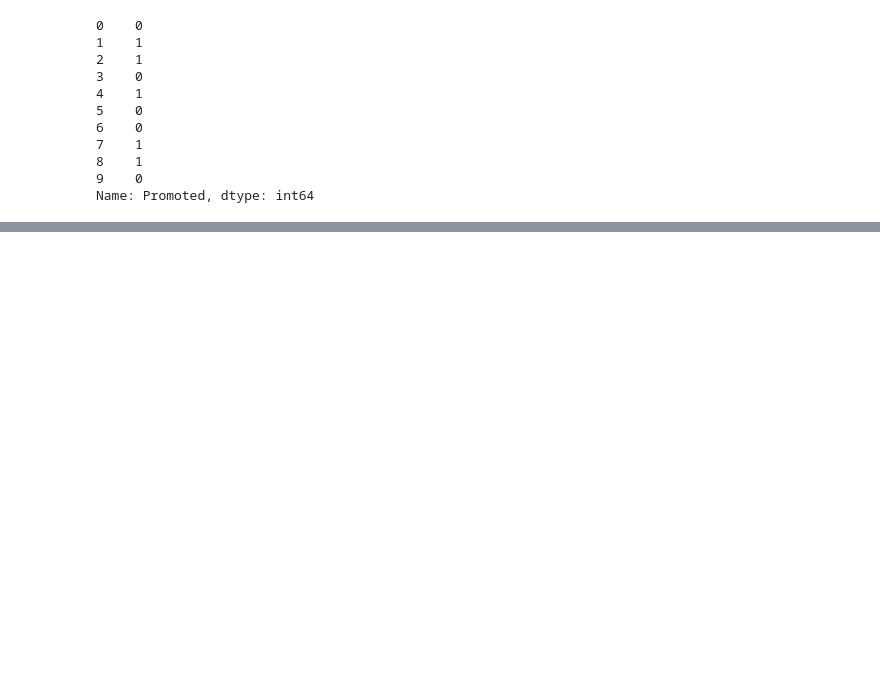
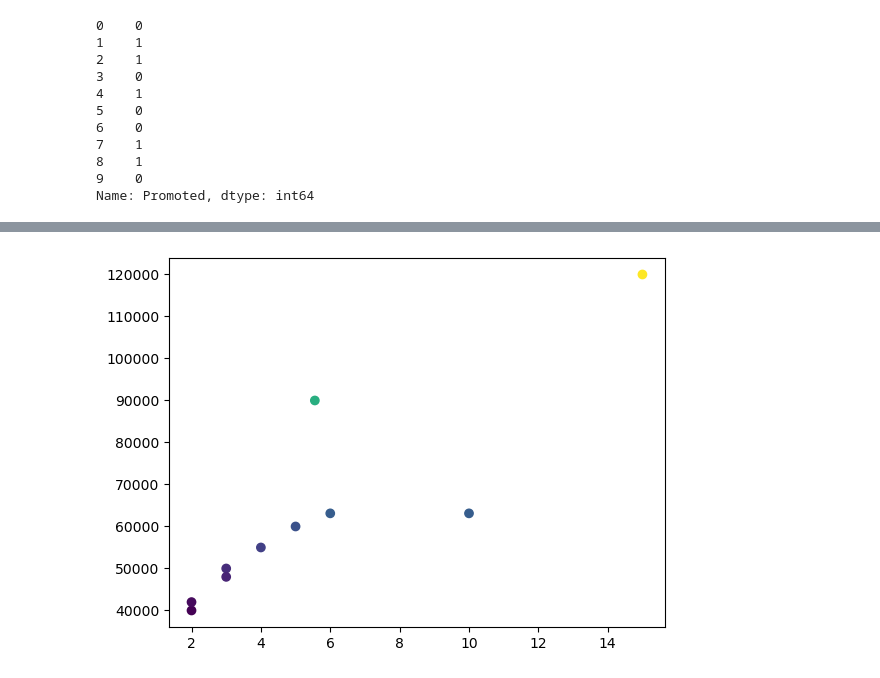
Before and after one commit to bharath-akurathi/machine_learning, a Jupyter notebook: real_world/dtclassifier.ipynb, the cells around one changed output, grey strips where cells are left out. Saved outputs shown, nothing was run; the diff lists cells and outputs as text; code cells hidden in the pictures; blank space fills up the shorter version.

```diff
--- a/real_world/dtclassifier.ipynb
+++ b/real_world/dtclassifier.ipynb
@@ -132,0 +193,5 @@ plt.show()
+# %%
+plt.scatter(X.iloc[:,3], X.iloc[:,1], c=y)
+plt.show()
+# %% [output]
+[figure, added]
```
Also changed, not shown: parts of 7 cells of this notebook.
